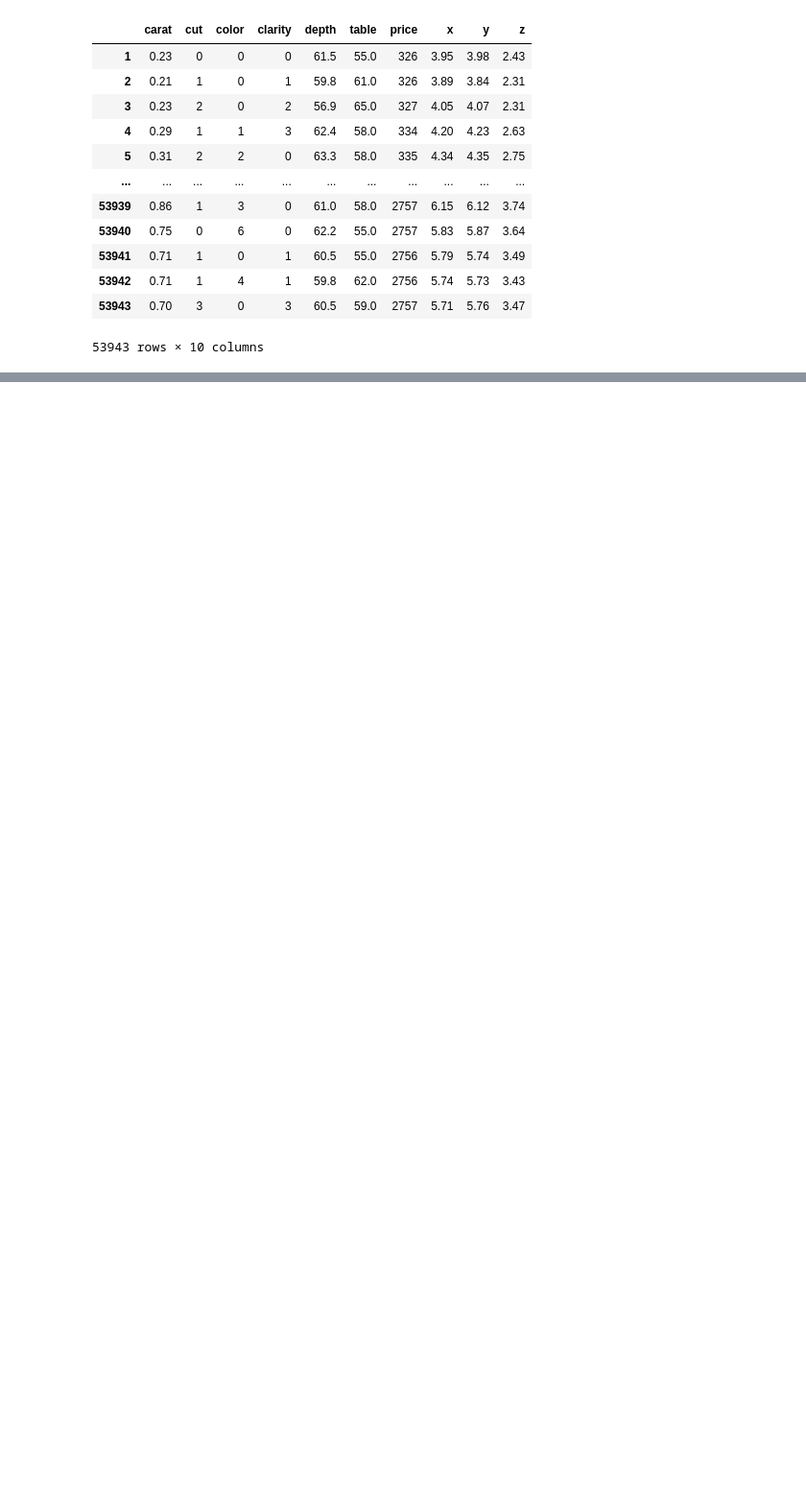
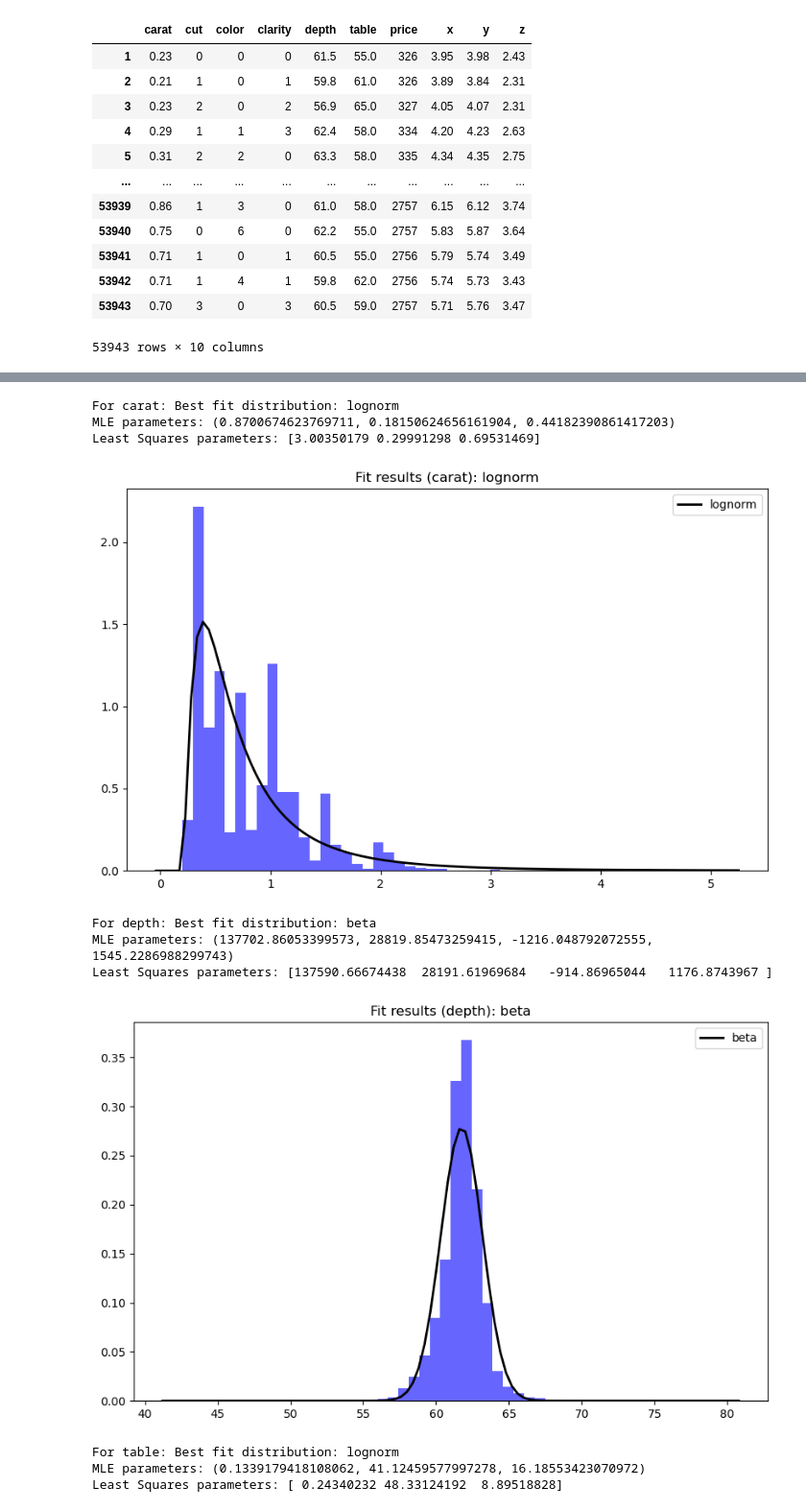
Before and after one commit to RuslanKozlyak/Labs_ITMO, a Jupyter notebook: MVA/MVA_LR_1.ipynb, the cells around one changed output, grey strips where cells are left out. Shown at 96% size. Cells and saved outputs as stored; diff of their text form; code cells hidden in the pictures; blank space fills up the shorter version.

```diff
--- a/MVA/MVA_LR_1.ipynb
+++ b/MVA/MVA_LR_1.ipynb
@@ -169,30 +205,47 @@ def plot_best_fit(data, distribution, params, col):
     fig, ax = plt.subplots(1, 1, figsize=(10, 6))
 
     # Plot original data in histogram
     ax.hist(data, bins=50, density=True, alpha=0.6, color='b')
 
     # Plot the best fit distribution
     xmin, xmax = plt.xlim()
     x = np.linspace(xmin, xmax, 100)
     pdf = distribution.pdf(x, *params)
     ax.plot(x, pdf, 'k', linewidth=2, label=distribution.name)
 
     title = f"Fit results ({col}): {distribution.name}"
     ax.set_title(title)
     plt.legend()
     plt.show()
 
 data_samples = {"carat": data_main['carat'] ,"depth": data_main['depth'] ,
                 "table": data_main['table'] , "x": data_main['x']}
 
+data_samples_distribution = {} # dictionary with best fitted distribution
+
 for key, data in data_samples.items():
     best_distribution, best_params = best_fit_distribution(data)
+    data_samples_distribution[key] = [best_distribution.name, best_distribution]
     print(f"For {key}: Best fit distribution: {best_distribution.name}")
 
     mle_parameters = mle_params(best_distribution, data)
     print(f"MLE parameters: {mle_parameters}")
 
     ls_parameters = ls_params(best_distribution, data)
     print(f"Least Squares parameters: {ls_parameters}\n")
 
+    data_samples_distribution[key] = [best_distribution.name, best_distribution]
+
     plot_best_fit(data, best_distribution, best_params, col=key)
+# %% [output]
+For carat: Best fit distribution: lognorm
+MLE parameters: (0.8700674623769711, 0.18150624656161904, 0.44182390861417203)
+Least Squares parameters: [3.00350179 0.29991298 0.69531469]
+[figure, added]
+For depth: Best fit distribution: beta
+MLE parameters: (137702.86053399573, 28819.85473259415, -1216.048792072555, 1545.2286988299743)
+Least Squares parameters: [137590.66674438  28191.61969684   -914.86965044   1176.8743967 ]
+[figure, added]
+For table: Best fit distribution: lognorm
+MLE parameters: (0.1339179418108062, 41.12459577997278, 16.18553423070972)
+Least Squares parameters: [ 0.24340232 48.33124192  8.89518828]
```
Also changed, not shown: parts of 38 cells of this notebook, 1 other file.
